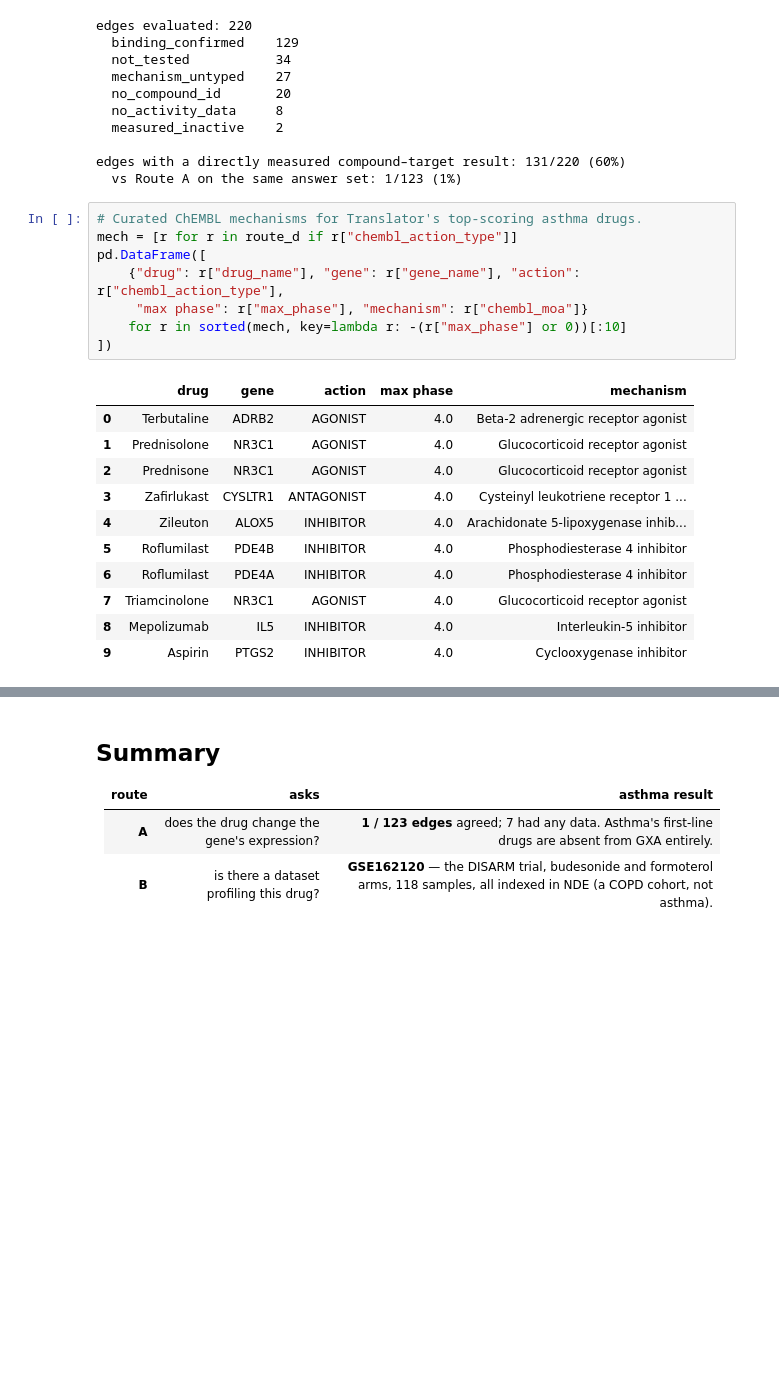
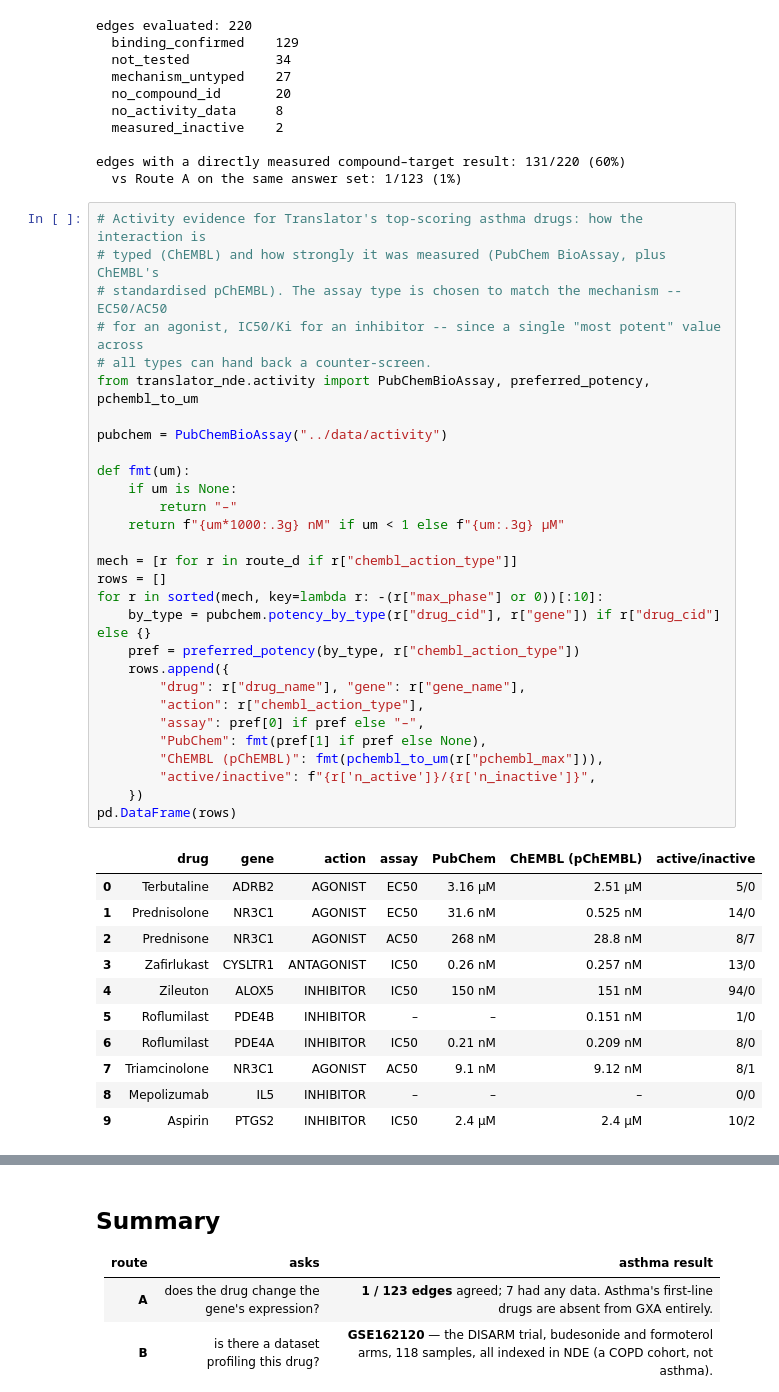
Before and after one commit to andrewsu/translator-nde, a Jupyter notebook: notebooks/asthma_translator_nde.ipynb, the cells around one changed output, grey strips where cells are left out. Drawn from its saved outputs; the diff is of its cells as text; blank space fills up the shorter version.

```diff
--- a/notebooks/asthma_translator_nde.ipynb
+++ b/notebooks/asthma_translator_nde.ipynb
@@ -351,24 +351,45 @@ edges evaluated: 220
 edges with a directly measured compound–target result: 131/220 (60%)
   vs Route A on the same answer set: 1/123 (1%)
 # %%
-# Curated ChEMBL mechanisms for Translator's top-scoring asthma drugs.
+# Activity evidence for Translator's top-scoring asthma drugs: how the interaction is
+# typed (ChEMBL) and how strongly it was measured (PubChem BioAssay, plus ChEMBL's
+# standardised pChEMBL). The assay type is chosen to match the mechanism -- EC50/AC50
+# for an agonist, IC50/Ki for an inhibitor -- since a single "most potent" value across
+# all types can hand back a counter-screen.
+from translator_nde.activity import PubChemBioAssay, preferred_potency, pchembl_to_um
+
+pubchem = PubChemBioAssay("../data/activity")
+
+def fmt(um):
+    if um is None:
+        return "–"
+    return f"{um*1000:.3g} nM" if um < 1 else f"{um:.3g} µM"
+
 mech = [r for r in route_d if r["chembl_action_type"]]
-pd.DataFrame([
-    {"drug": r["drug_name"], "gene": r["gene_name"], "action": r["chembl_action_type"],
-     "max phase": r["max_phase"], "mechanism": r["chembl_moa"]}
-    for r in sorted(mech, key=lambda r: -(r["max_phase"] or 0))[:10]
-])
+rows = []
+for r in sorted(mech, key=lambda r: -(r["max_phase"] or 0))[:10]:
+    by_type = pubchem.potency_by_type(r["drug_cid"], r["gene"]) if r["drug_cid"] else {}
+    pref = preferred_potency(by_type, r["chembl_action_type"])
+    rows.append({
+        "drug": r["drug_name"], "gene": r["gene_name"],
+        "action": r["chembl_action_type"],
+        "assay": pref[0] if pref else "–",
+        "PubChem": fmt(pref[1] if pref else None),
+        "ChEMBL (pChEMBL)": fmt(pchembl_to_um(r["pchembl_max"])),
+        "active/inactive": f"{r['n_active']}/{r['n_inactive']}",
+    })
+pd.DataFrame(rows)
 # %% [output]
-|  | drug | gene | action | max phase | mechanism |
-| 0 | Terbutaline | ADRB2 | AGONIST | 4.0 | Beta-2 adrenergic receptor agonist |
-| 1 | Prednisolone | NR3C1 | AGONIST | 4.0 | Glucocorticoid receptor agonist |
-| 2 | Prednisone | NR3C1 | AGONIST | 4.0 | Glucocorticoid receptor agonist |
-| 3 | Zafirlukast | CYSLTR1 | ANTAGONIST | 4.0 | Cysteinyl leukotriene receptor 1 ... |
-| 4 | Zileuton | ALOX5 | INHIBITOR | 4.0 | Arachidonate 5-lipoxygenase inhib... |
-| 5 | Roflumilast | PDE4B | INHIBITOR | 4.0 | Phosphodiesterase 4 inhibitor |
-| 6 | Roflumilast | PDE4A | INHIBITOR | 4.0 | Phosphodiesterase 4 inhibitor |
-| 7 | Triamcinolone | NR3C1 | AGONIST | 4.0 | Glucocorticoid receptor agonist |
-| 8 | Mepolizumab | IL5 | INHIBITOR | 4.0 | Interleukin-5 inhibitor |
-| 9 | Aspirin | PTGS2 | INHIBITOR | 4.0 | Cyclooxygenase inhibitor |
+|  | drug | gene | action | assay | PubChem | ChEMBL (pChEMBL) | active/inactive |
+| 0 | Terbutaline | ADRB2 | AGONIST | EC50 | 3.16 µM | 2.51 µM | 5/0 |
+| 1 | Prednisolone | NR3C1 | AGONIST | EC50 | 31.6 nM | 0.525 nM | 14/0 |
+| 2 | Prednisone | NR3C1 | AGONIST | AC50 | 268 nM | 28.8 nM | 8/7 |
+| 3 | Zafirlukast | CYSLTR1 | ANTAGONIST | IC50 | 0.26 nM | 0.257 nM | 13/0 |
+| 4 | Zileuton | ALOX5 | INHIBITOR | IC50 | 150 nM | 151 nM | 94/0 |
+| 5 | Roflumilast | PDE4B | INHIBITOR | – | – | 0.151 nM | 1/0 |
+| 6 | Roflumilast | PDE4A | INHIBITOR | IC50 | 0.21 nM | 0.209 nM | 8/0 |
+| 7 | Triamcinolone | NR3C1 | AGONIST | AC50 | 9.1 nM | 9.12 nM | 8/1 |
+| 8 | Mepolizumab | IL5 | INHIBITOR | – | – | – | 0/0 |
+| 9 | Aspirin | PTGS2 | INHIBITOR | IC50 | 2.4 µM | 2.4 µM | 10/2 |
 # %% [markdown]
 **This is the same drug list Route A drew a blank on.** Terbutaline, prednisolone, zafirlukast,
```
Also changed, not shown: parts of 1 cell of this notebook, 1 other file.
